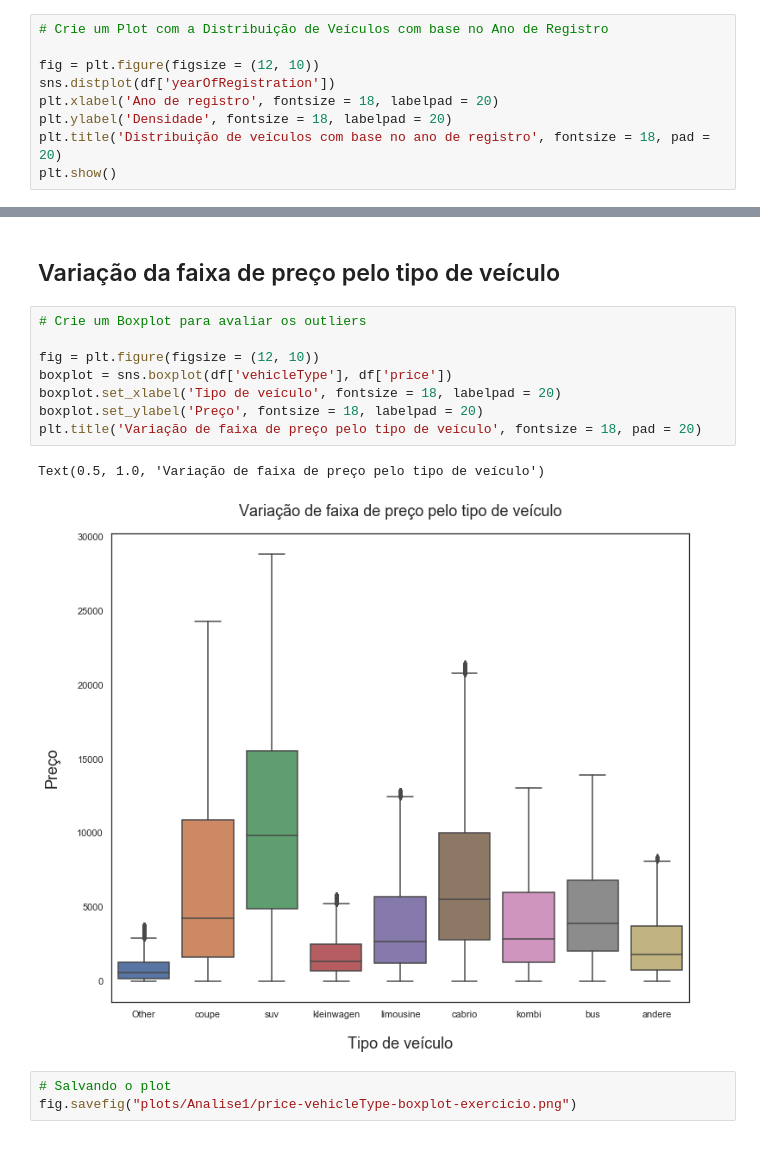
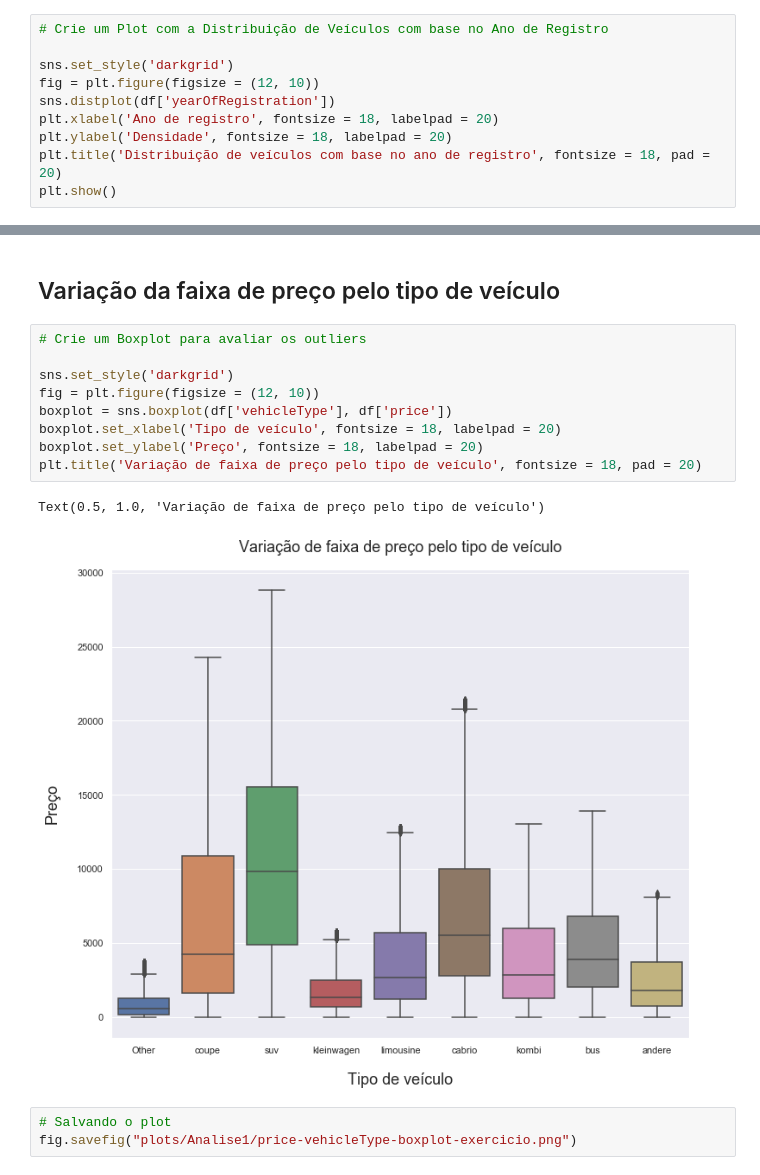
Before and after one commit to Leonardo-S95/Data-Science-Academy, a Jupyter notebook: mini-projetos/Mini-Projeto2 - Analise1.ipynb, the cells around one changed output, grey strips where cells are left out. Cells and saved outputs as stored; diff of their text form.

```diff
--- a/mini-projetos/Mini-Projeto2 - Analise1.ipynb
+++ b/mini-projetos/Mini-Projeto2 - Analise1.ipynb
@@ -27,6 +27,7 @@ df = pd.read_csv(clean_data_path,encoding = "latin-1")
 # %%
 # Crie um Plot com a Distribuição de Veículos com base no Ano de Registro
 
+sns.set_style('darkgrid')
 fig = plt.figure(figsize = (12, 10))
 sns.distplot(df['yearOfRegistration'])
 plt.xlabel('Ano de registro', fontsize = 18, labelpad = 20)
@@ -43,14 +44,15 @@ fig.savefig("plots/Analise1/vehicle-distribution-exercicio.png")
 # %%
 # Crie um Boxplot para avaliar os outliers
 
+sns.set_style('darkgrid')
 fig = plt.figure(figsize = (12, 10))
 boxplot = sns.boxplot(df['vehicleType'], df['price'])
 boxplot.set_xlabel('Tipo de veículo', fontsize = 18, labelpad = 20)
 boxplot.set_ylabel('Preço', fontsize = 18, labelpad = 20)
 plt.title('Variação de faixa de preço pelo tipo de veículo', fontsize = 18, pad = 20)
 # %% [output]
 Text(0.5, 1.0, 'Variação de faixa de preço pelo tipo de veículo')
-[figure, old version]
+[figure, new version]
 # %%
 # Salvando o plot
 fig.savefig("plots/Analise1/price-vehicleType-boxplot-exercicio.png")
```
Also changed, not shown: parts of 2 cells of this notebook.
